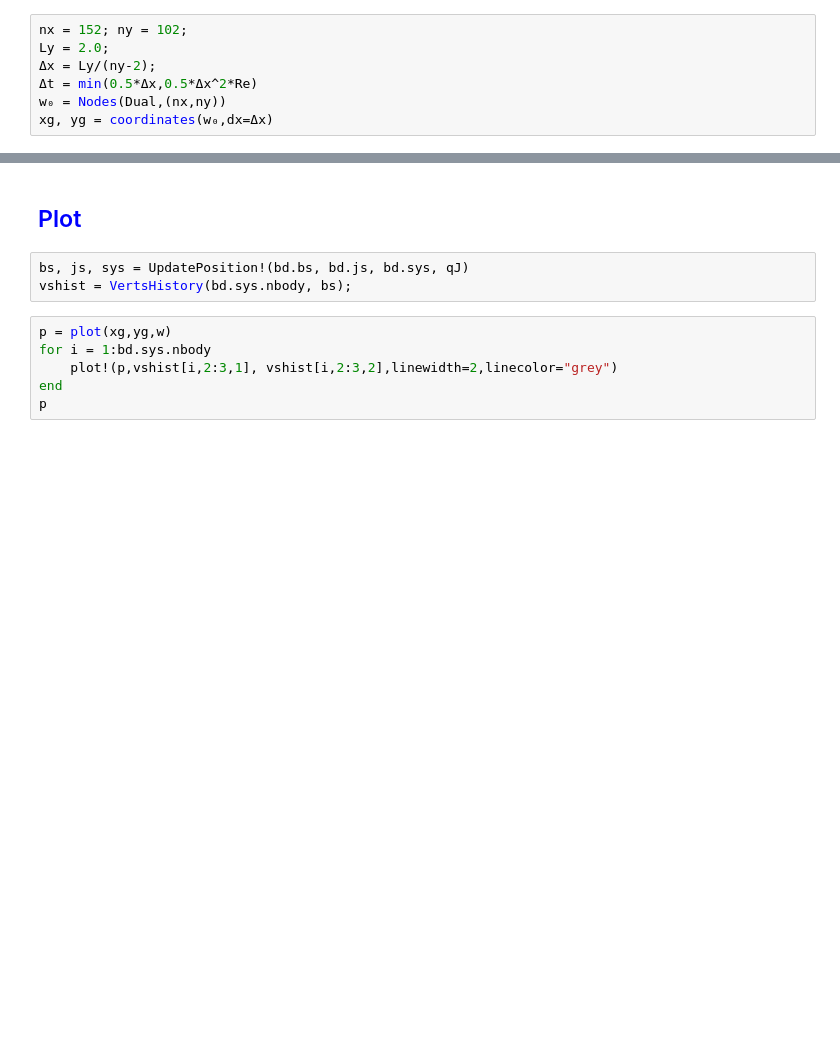
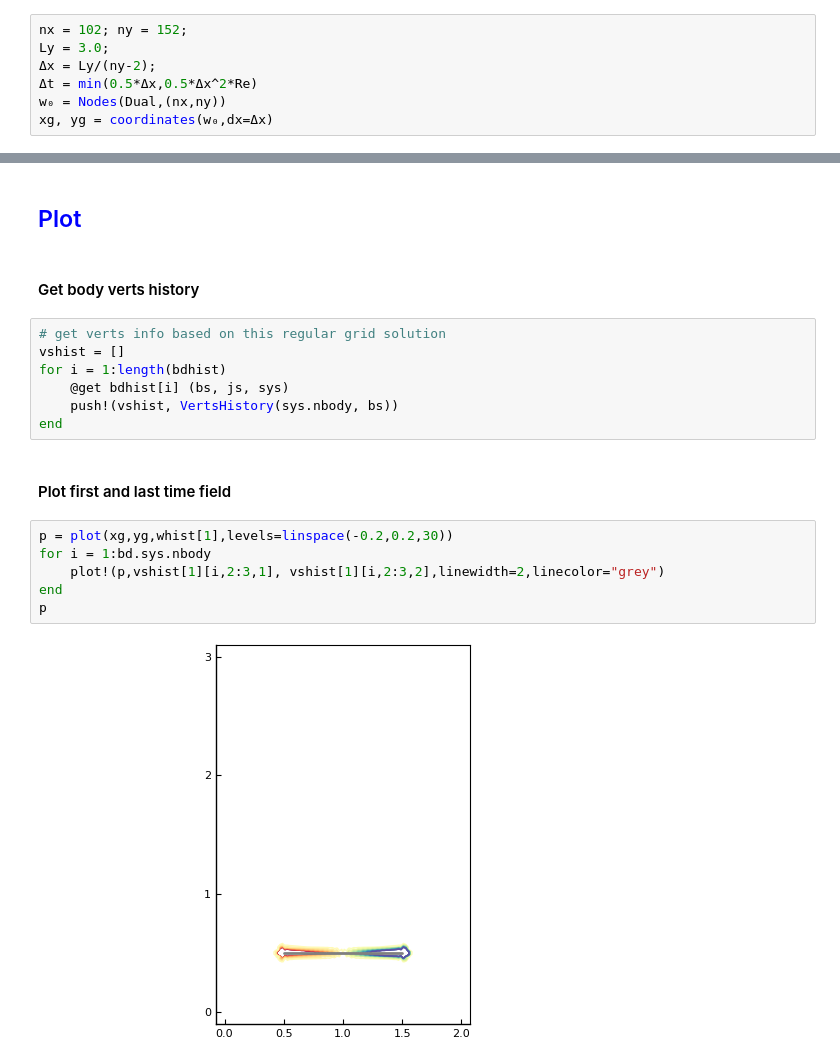
Before and after one commit to ruizhi92/FSI.jl, a Jupyter notebook: examples/TimeMarching.ipynb, the cells around one changed output, grey strips where cells are left out. Saved outputs shown, nothing was run; the diff lists cells and outputs as text; blank space fills up the shorter version.

```diff
--- a/examples/TimeMarching.ipynb
+++ b/examples/TimeMarching.ipynb
@@ -63,8 +105,8 @@ U∞ = (0.0, U)
 # %% [markdown]
 #### Set the domain grid
 # %%
-nx = 152; ny = 102;
-Ly = 2.0;
+nx = 102; ny = 152;
+Ly = 3.0;
 Δx = Ly/(ny-2);
 Δt = min(0.5*Δx,0.5*Δx^2*Re)
 w₀ = Nodes(Dual,(nx,ny))
@@ -138,11 +203,21 @@ end
 # %% [markdown]
 ## <span style="color:blue"> Plot </span>
-# %%
-bs, js, sys = UpdatePosition!(bd.bs, bd.js, bd.sys, qJ)
-vshist = VertsHistory(bd.sys.nbody, bs);
+# %% [markdown]
+#### Get body verts history
+# %%
+# get verts info based on this regular grid solution
+vshist = []
+for i = 1:length(bdhist)
+    @get bdhist[i] (bs, js, sys)
+    push!(vshist, VertsHistory(sys.nbody, bs))
+end
+# %% [markdown]
+#### Plot first and last time field
 # %%
-p = plot(xg,yg,w)
+p = plot(xg,yg,whist[1],levels=linspace(-0.2,0.2,30))
 for i = 1:bd.sys.nbody
-    plot!(p,vshist[i,2:3,1], vshist[i,2:3,2],linewidth=2,linecolor="grey")
+    plot!(p,vshist[1][i,2:3,1], vshist[1][i,2:3,2],linewidth=2,linecolor="grey")
 end
 p
+# %% [output]
+[figure, added]
```
Also changed, not shown: parts of 25 cells of this notebook, 3 other files.
